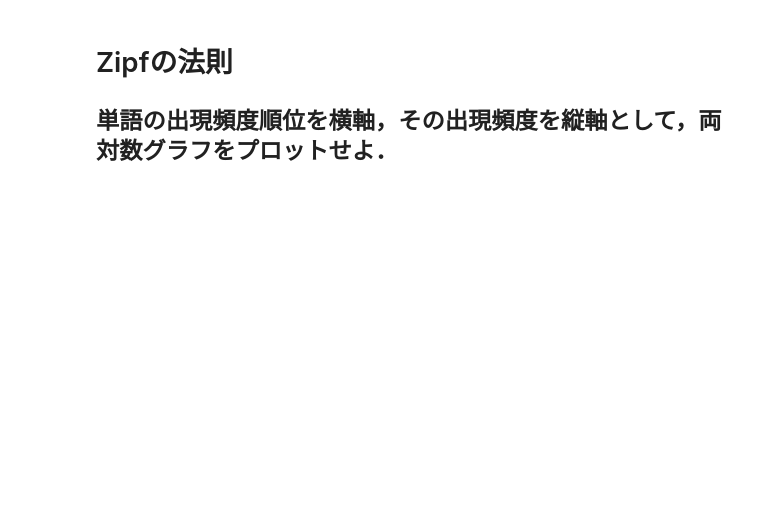
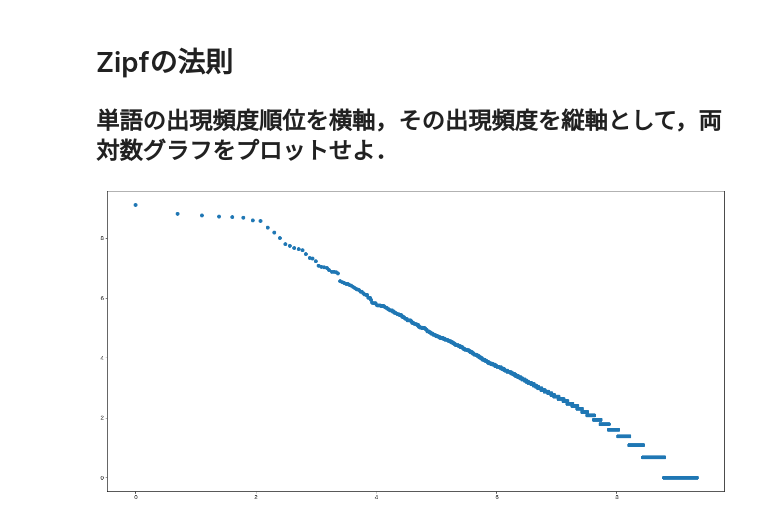
Before and after one commit to iamtatsuki05/NLP_100, a Jupyter notebook: NLP_100_4.ipynb, the cells around one changed output. Drawn from its saved outputs; the diff is of its cells as text; code cells hidden in the pictures; blank space fills up the shorter version.

```diff
--- a/NLP_100_4.ipynb
+++ b/NLP_100_4.ipynb
@@ -38,3 +334,13 @@ Mounted at /content/drive
 # %% [markdown]
 # Zipfの法則
 ## 単語の出現頻度順位を横軸，その出現頻度を縦軸として，両対数グラフをプロットせよ．
+# %%
+import numpy as np
+
+x = [_ + 1 for _ in range(len(word_freq_sorted))]
+y = [_[1] for _ in word_freq_sorted]
+plt.figure(figsize=(20 , 10))
+plt.scatter(np.log(x) , np.log(y))
+plt.show()
+# %% [output]
+[figure, added]
```
Also changed, not shown: parts of 21 cells of this notebook.
